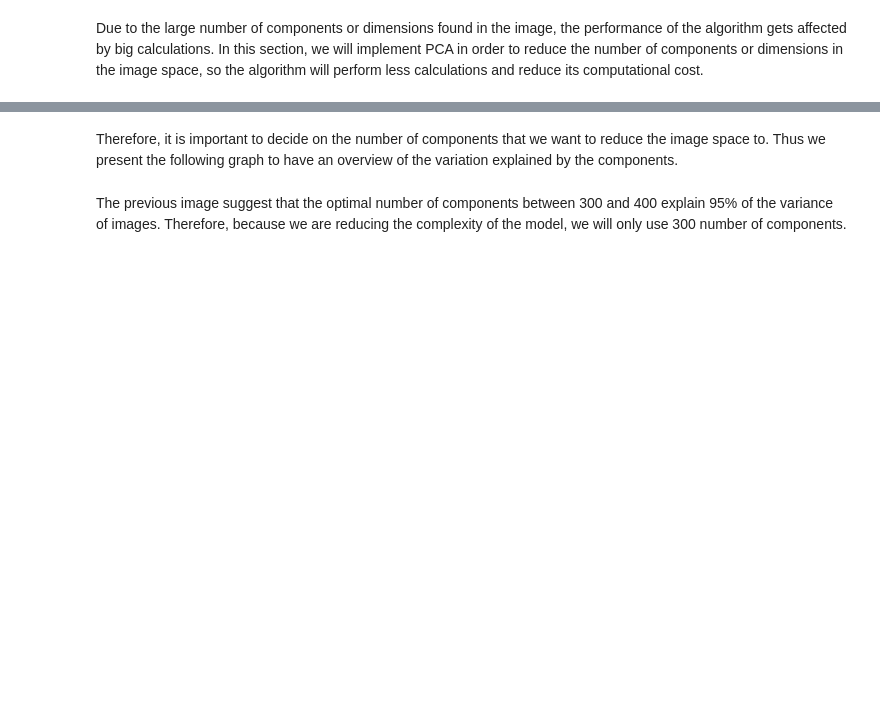
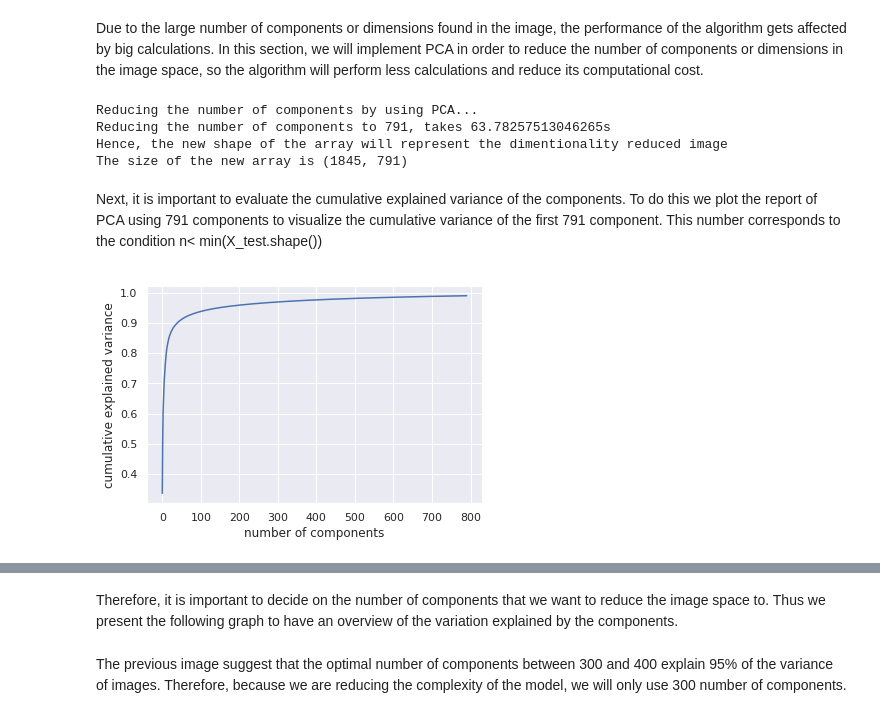
Before and after one commit to carloscarvajal1cc/Skin-cancer-detection-with-PCA-and-Deep-Learning, a Jupyter notebook: Assigment2_MachineLearning.ipynb, the cells around one changed output, grey strips where cells are left out. Cells and saved outputs as stored; diff of their text form; code cells hidden in the pictures; blank space fills up the shorter version.

```diff
--- a/Assigment2_MachineLearning.ipynb
+++ b/Assigment2_MachineLearning.ipynb
@@ -344,0 +349,8 @@ print(x1.shape)
+# %%
+#Let's transform the tensor to a numpy array in order to work with the sklearn library
+
+X_train = images.numpy().reshape([X_train.shape[0],-1])
+X_train.shape
+
+y_train = labels.numpy()
+y_train.shape
@@ -344,0 +359,9 @@ print(x1.shape)
+# %%
+X = X_train
+y = y_train
+
+
+#let's partition the data in 70/30
+
+X_train, X_test, y_train, y_test = train_test_split(
+    X, y, test_size=0.3, random_state=4)
@@ -445,0 +432,27 @@ pca = PCA(n_components = 500, svd_solver='randomized', whiten=True)
+# %%
+print("Reducing the number of components by using PCA...")
+
+n_components = 791
+
+t0 = time()
+
+pca = PCA(n_components=n_components)
+
+X_train_pca = pca.fit_transform(X_train)
+
+print('Reducing the number of components to {}, takes {}s'.format(n_components, time() - t0))
+print('Hence, the new shape of the array will represent the dimentionality reduced image')
+print('The size of the new array is {}'.format(X_train_pca.shape))
+# %% [output]
+Reducing the number of components by using PCA...
+Reducing the number of components to 791, takes 63.78257513046265s
+Hence, the new shape of the array will represent the dimentionality reduced image
+The size of the new array is (1845, 791)
+# %% [markdown]
+Next, it is important to evaluate the cumulative explained variance of the components. To do this we plot the report of PCA using 791 components to visualize the cumulative variance of the first 791 component. This number corresponds to the condition n< min(X_test.shape())
+# %%
+plt.plot(np.cumsum(pca.explained_variance_ratio_))
+plt.xlabel('number of components')
+plt.ylabel('cumulative explained variance');
+# %% [output]
+[figure, added]
```
Also changed, not shown: parts of 56 cells of this notebook.
